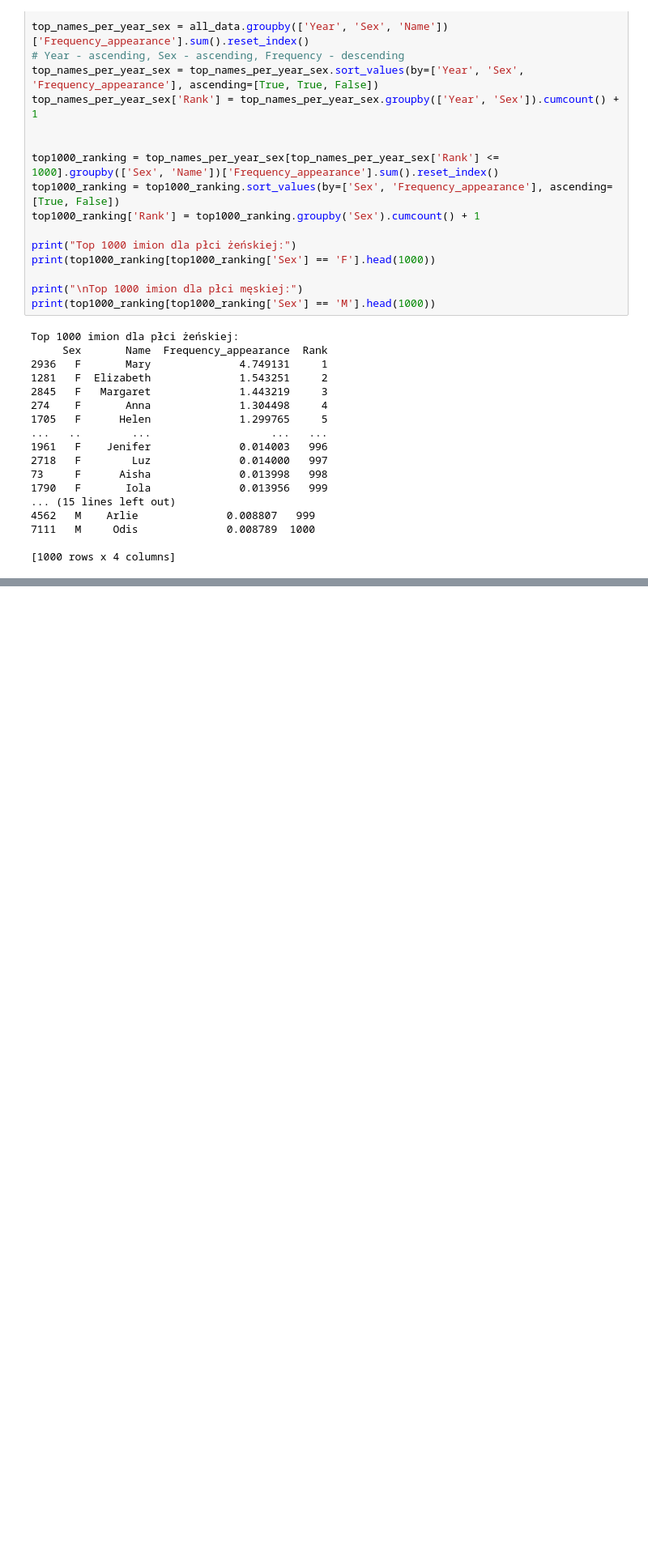
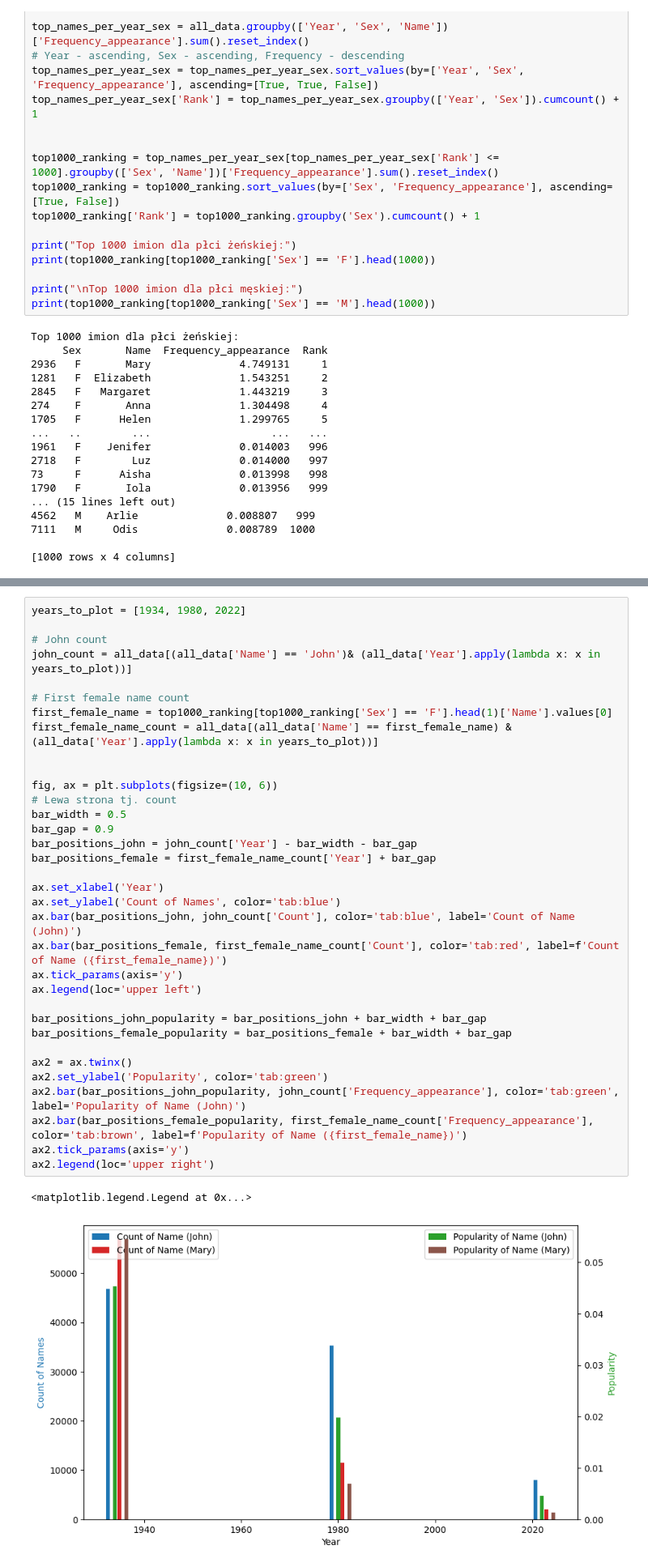
Before and after one commit to AgniechaP/EAD_project_1, a Jupyter notebook: Projekt.ipynb, the cells around one changed output, grey strips where cells are left out. Shown at 81% size. Saved outputs shown, nothing was run; the diff lists cells and outputs as text; blank space fills up the shorter version.

```diff
--- a/Projekt.ipynb
+++ b/Projekt.ipynb
@@ -168,0 +173,37 @@ Top 1000 imion dla płci żeńskiej:
+# %%
+years_to_plot = [1934, 1980, 2022]
+
+# John count
+john_count = all_data[(all_data['Name'] == 'John')& (all_data['Year'].apply(lambda x: x in years_to_plot))]
+
+# First female name count
+first_female_name = top1000_ranking[top1000_ranking['Sex'] == 'F'].head(1)['Name'].values[0]
+first_female_name_count = all_data[(all_data['Name'] == first_female_name) & (all_data['Year'].apply(lambda x: x in years_to_plot))]
+
+
+fig, ax = plt.subplots(figsize=(10, 6))
+# Lewa strona tj. count
+bar_width = 0.5
+bar_gap = 0.9
+bar_positions_john = john_count['Year'] - bar_width - bar_gap
+bar_positions_female = first_female_name_count['Year'] + bar_gap
+
+ax.set_xlabel('Year')
+ax.set_ylabel('Count of Names', color='tab:blue')
+ax.bar(bar_positions_john, john_count['Count'], color='tab:blue', label='Count of Name (John)')
+ax.bar(bar_positions_female, first_female_name_count['Count'], color='tab:red', label=f'Count of Name ({first_female_name})')
+ax.tick_params(axis='y')
+ax.legend(loc='upper left')
+
+bar_positions_john_popularity = bar_positions_john + bar_width + bar_gap
+bar_positions_female_popularity = bar_positions_female + bar_width + bar_gap
+
+ax2 = ax.twinx()
+ax2.set_ylabel('Popularity', color='tab:green')
+ax2.bar(bar_positions_john_popularity, john_count['Frequency_appearance'], color='tab:green', label='Popularity of Name (John)')
+ax2.bar(bar_positions_female_popularity, first_female_name_count['Frequency_appearance'], color='tab:brown', label=f'Popularity of Name ({first_female_name})')
+ax2.tick_params(axis='y')
+ax2.legend(loc='upper right')
+# %% [output]
+<matplotlib.legend.Legend at 0x...>
+[figure, added]
```
Also changed, not shown: parts of 3 cells of this notebook.
